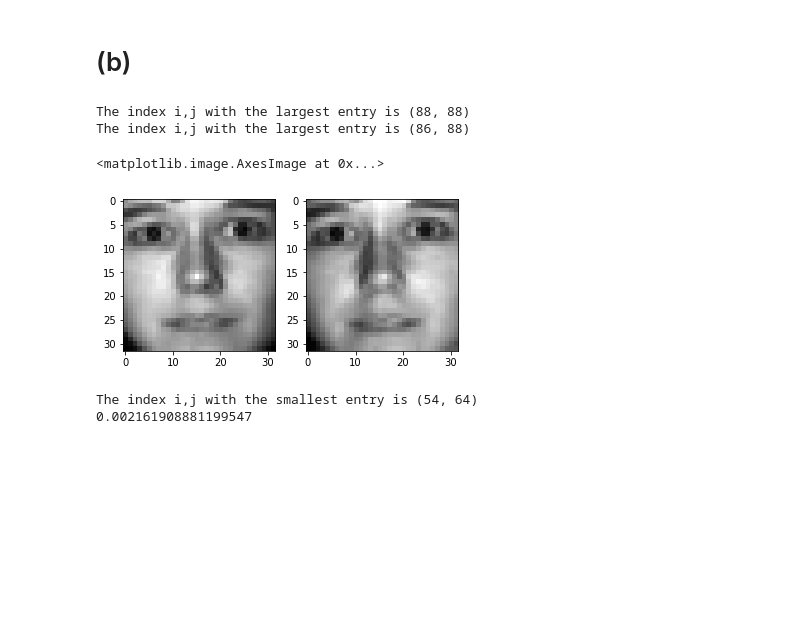
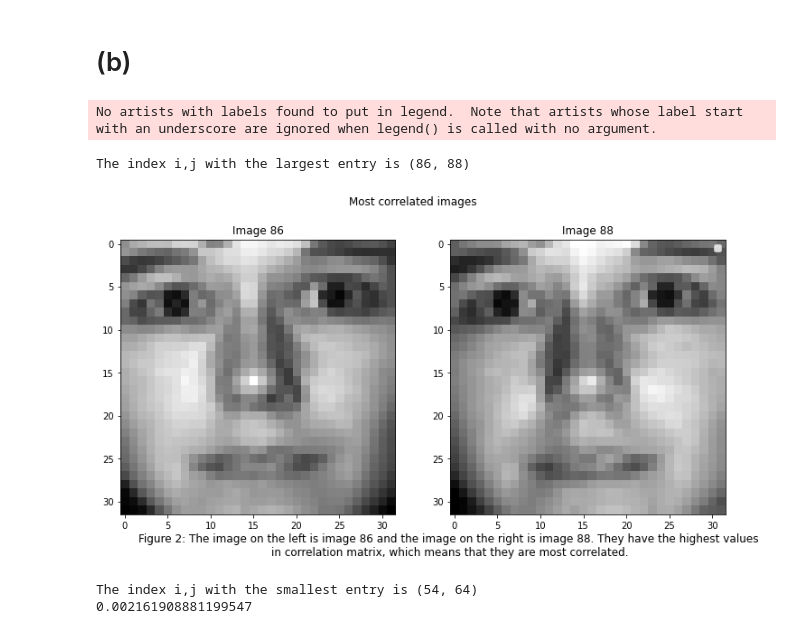
Before and after one commit to ZiwenLi0325/EE399, a Jupyter notebook: hw2/hw2.ipynb, the cells around one changed output. Cells and saved outputs as stored; diff of their text form; code cells hidden in the pictures; blank space fills up the shorter version.

```diff
--- a/hw2/hw2.ipynb
+++ b/hw2/hw2.ipynb
@@ -37,25 +36,32 @@ Text(0, 0.5, 'j')
 # %%
 C_remove = C.copy()
 # Find the index i,j with the largest entry
 i, j = np.unravel_index(C_remove.argmax(), C_remove.shape)
 
-print(f"The index i,j with the largest entry is ({i}, {j})")
 np.fill_diagonal(C_remove, 0)
 
 i, j = np.unravel_index(C_remove.argmax(), C_remove.shape)
 
 print(f"The index i,j with the largest entry is ({i}, {j})")
+
 plt.subplot(1,2,1)
 print_copy = X[:,86]
+plt.title("Image 86")
 plt.imshow(print_copy.reshape([32,32]),cmap = "gray")
 plt.subplot(1,2,2)
 print_copy = X[:,88]
 plt.imshow(print_copy.reshape([32,32]),cmap = "gray")
+plt.legend()
+
+plt.text(0, -0.15, 'Figure 2: The image on the left is image 86 and the image on the right is image 88. They have the highest values \nin correlation matrix, which means that they are most correlated.', ha='center', fontsize=12, transform=plt.gca().transAxes)
+plt.gcf().set_size_inches(12, 8)
+plt.title("Image 88")
+plt.suptitle("Most correlated images",y = 0.85)
+plt.savefig("figure2.png")
 # %% [output]
-The index i,j with the largest entry is (88, 88)
-The index i,j with the largest entry is (86, 88)
+No artists with labels found to put in legend.  Note that artists whose label start with an underscore are ignored when legend() is called with no argument.
-<matplotlib.image.AxesImage at 0x...>
+The index i,j with the largest entry is (86, 88)
-[figure, old version]
+[figure, new version]
 # %%
 # Find the index i,j with the smallest entry
 small = 100
```
Also changed, not shown: parts of 4 cells of this notebook, 2 other files.
